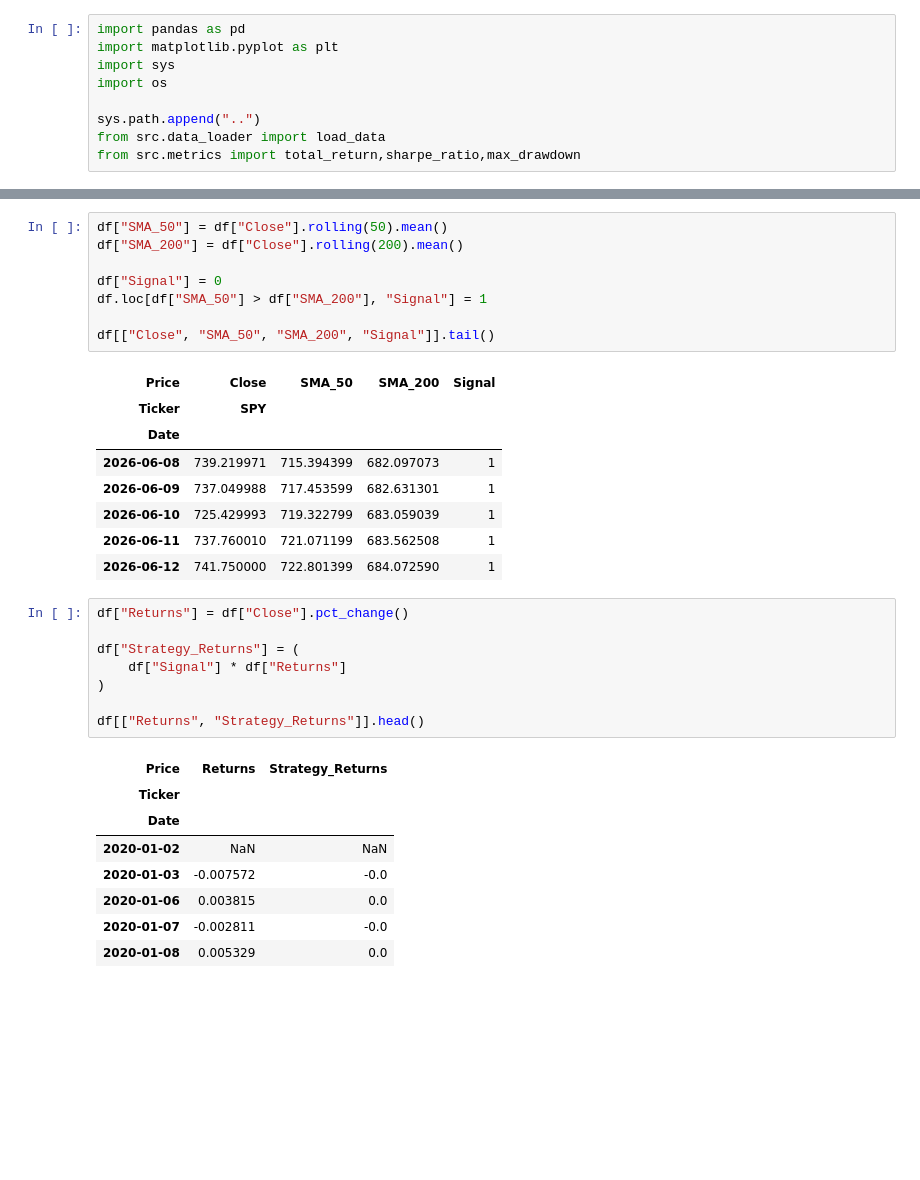
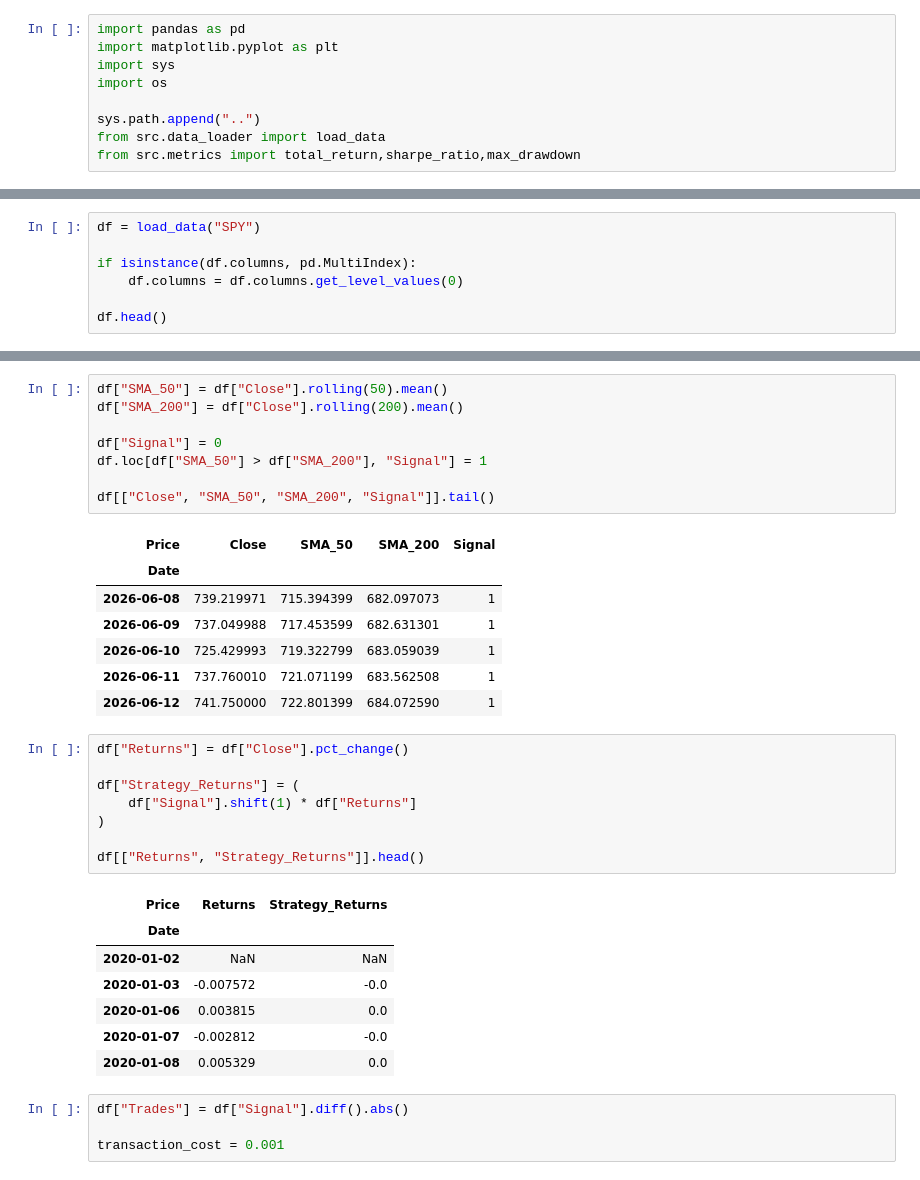
Before and after one commit to shauryasaxena72/Backtesting-Bias-Analysis, a Jupyter notebook: notebooks/05_transaction_costs.ipynb, the cells around one changed output, grey strips where cells are left out. Drawn from its saved outputs; the diff is of its cells as text; blank space fills up the shorter version.

```diff
--- a/notebooks/05_transaction_costs.ipynb
+++ b/notebooks/05_transaction_costs.ipynb
@@ -23,0 +34,7 @@ Date
+# %%
+df = load_data("SPY")
+
+if isinstance(df.columns, pd.MultiIndex):
+    df.columns = df.columns.get_level_values(0)
+
+df.head()
@@ -31,7 +58,6 @@ df.loc[df["SMA_50"] > df["SMA_200"], "Signal"] = 1
 df[["Close", "SMA_50", "SMA_200", "Signal"]].tail()
 # %% [output]
 | Price | Close | SMA_50 | SMA_200 | Signal |
-| Ticker | SPY |  |  |  |
 | Date |  |  |  |  |
 | 2026-06-08 | 739.219971 | 715.394399 | 682.097073 | 1 |
 | 2026-06-09 | 737.049988 | 717.453599 | 682.631301 | 1 |
@@ -41,17 +67,20 @@ df[["Close", "SMA_50", "SMA_200", "Signal"]].tail()
 # %%
 df["Returns"] = df["Close"].pct_change()
 
 df["Strategy_Returns"] = (
-    df["Signal"] * df["Returns"]
+    df["Signal"].shift(1) * df["Returns"]
 )
 
 df[["Returns", "Strategy_Returns"]].head()
 # %% [output]
 | Price | Returns | Strategy_Returns |
-| Ticker |  |  |
 | Date |  |  |
 | 2020-01-02 | NaN | NaN |
 | 2020-01-03 | -0.007572 | -0.0 |
 | 2020-01-06 | 0.003815 | 0.0 |
-| 2020-01-07 | -0.002811 | -0.0 |
+| 2020-01-07 | -0.002812 | -0.0 |
 | 2020-01-08 | 0.005329 | 0.0 |
+# %%
+df["Trades"] = df["Signal"].diff().abs()
+
+transaction_cost = 0.001
```
Also changed, not shown: parts of 12 cells of this notebook, 3 other files.
